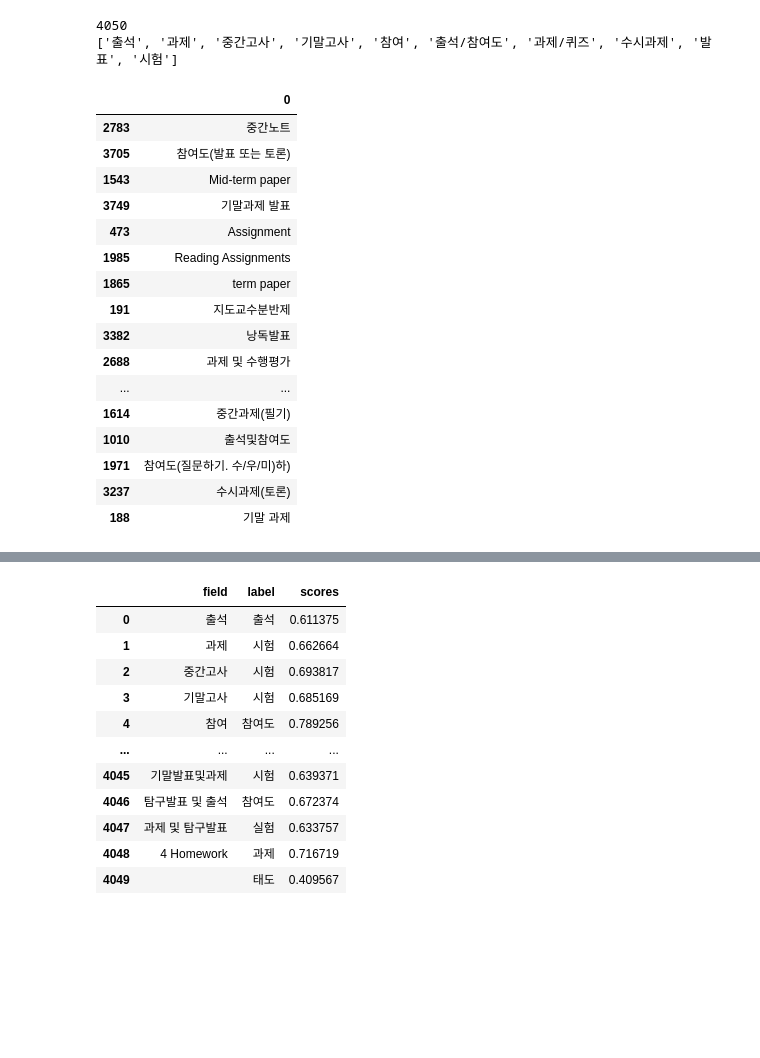
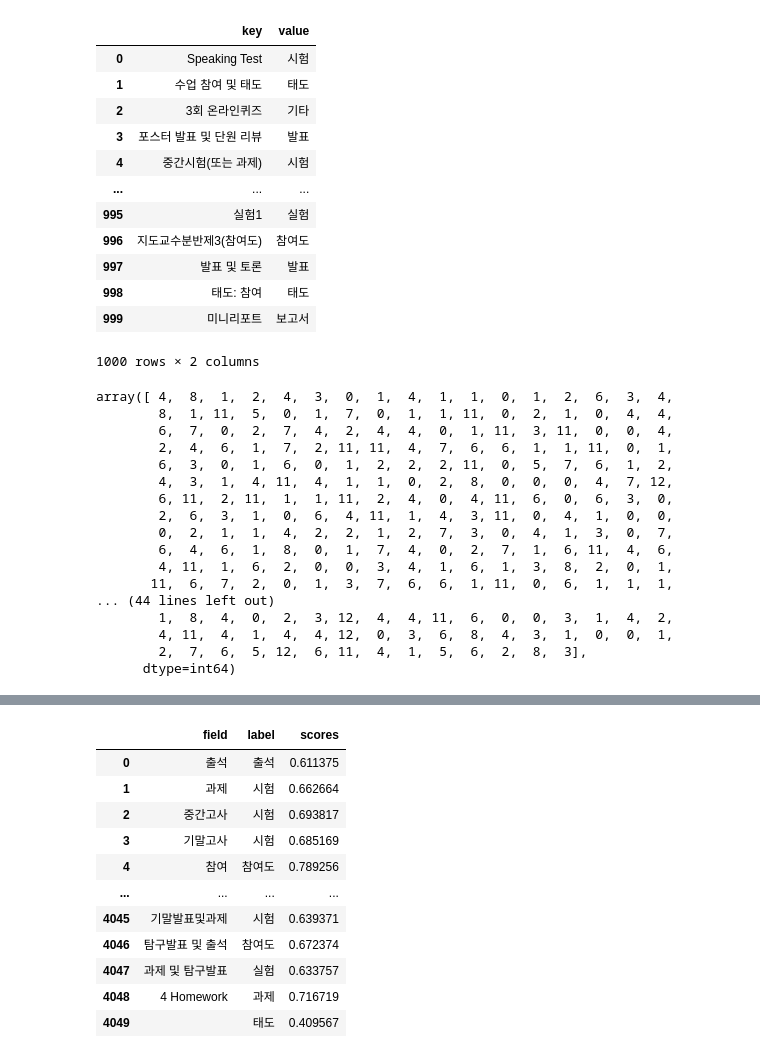
Before and after one commit to dayoung20/25SCOSE471, a Jupyter notebook: preprocess/Syllabus/evaluation_method.ipynb, the cells around one changed output, grey strips where cells are left out. Saved outputs shown, nothing was run; the diff lists cells and outputs as text; code cells hidden in the pictures; blank space fills up the shorter version.

```diff
--- a/preprocess/Syllabus/evaluation_method.ipynb
+++ b/preprocess/Syllabus/evaluation_method.ipynb
@@ -13,30 +10,25 @@ Xet Storage is enabled for this repo, but the 'hf_xet' package is not installed.
 # %%
 with open("columns.txt", "r", encoding="utf-8") as f:
     columns = f.read().split("\n")
-# embeddings = model.encode(columns)
-print(len(set(columns)))
-print(columns[:10])
-# %% [output]
-4050
-['출석', '과제', '중간고사', '기말고사', '참여', '출석/참여도', '과제/퀴즈', '수시과제', '발표', '시험']
 # %%
+from sklearn.model_selection import train_test_split
+
 df = pd.DataFrame(columns)
-keywords = ["시험 중간고사 기말고사", "attendance 출석", "과제 숙제 HW", "참여도 참석 참여 attendance", "발표 토론", "프로젝트 project", "협동 team", "보고서 essay", "실험", "태도"]
+df.columns = ["text"]
-# %% [output]
-|  | 0 |
-| 2783 | 중간노트 |
-| 3705 | 참여도(발표 또는 토론) |
-| 1543 | Mid-term paper |
-| 3749 | 기말과제 발표 |
-| 473 | Assignment |
-| 1985 | Reading Assignments |
-| 1865 | term paper |
-| 191 | 지도교수분반제 |
-| 3382 | 낭독발표 |
-| 2688 | 과제 및 수행평가 |
-| ... | ... |
-| 1614 | 중간과제(필기) |
-| 1010 | 출석및참여도 |
-| 1971 | 참여도(질문하기. 수/우/미)하) |
-| 3237 | 수시과제(토론) |
-| 188 | 기말 과제 |
+# %%
+test_set = pd.read_csv("test_set.csv")
+test_set.drop(columns=["Unnamed: 0"])
+# %% [output]
+|  | key | value |
+| 0 | Speaking Test | 시험 |
+| 1 | 수업 참여 및 태도 | 태도 |
+| 2 | 3회 온라인퀴즈 | 기타 |
+| 3 | 포스터 발표 및 단원 리뷰 | 발표 |
+| 4 | 중간시험(또는 과제) | 시험 |
+| ... | ... | ... |
+| 995 | 실험1 | 실험 |
+| 996 | 지도교수분반제3(참여도) | 참여도 |
+| 997 | 발표 및 토론 | 발표 |
+| 998 | 태도: 참여 | 태도 |
+| 999 | 미니리포트 | 보고서 |
+1000 rows × 2 columns
@@ -42,0 +38,26 @@ keywords = ["시험 중간고사 기말고사", "attendance 출석", "과제 숙
+# %%
+from sklearn.preprocessing import LabelEncoder
+# Step 4: 라벨 인코딩 및 train/test 분리
+le = LabelEncoder()
+y_encoded = le.fit_transform(y)
+
+X_train, X_test, y_train, y_test = train_test_split(X, y_encoded, test_size=0.2, random_state=42)
+y_encoded
+# %% [output]
+array([ 4,  8,  1,  2,  4,  3,  0,  1,  4,  1,  1,  0,  1,  2,  6,  3,  4,
+        8,  1, 11,  5,  0,  1,  7,  0,  1,  1, 11,  0,  2,  1,  0,  4,  4,
+        6,  7,  0,  2,  7,  4,  2,  4,  4,  0,  1, 11,  3, 11,  0,  0,  4,
+        2,  4,  6,  1,  7,  2, 11, 11,  4,  7,  6,  6,  1,  1, 11,  0,  1,
+        6,  3,  0,  1,  6,  0,  1,  2,  2,  2, 11,  0,  5,  7,  6,  1,  2,
+        4,  3,  1,  4, 11,  4,  1,  1,  0,  2,  8,  0,  0,  0,  4,  7, 12,
+        6, 11,  2, 11,  1,  1, 11,  2,  4,  0,  4, 11,  6,  0,  6,  3,  0,
+        2,  6,  3,  1,  0,  6,  4, 11,  1,  4,  3, 11,  0,  4,  1,  0,  0,
+        0,  2,  1,  1,  4,  2,  2,  1,  2,  7,  3,  0,  4,  1,  3,  0,  7,
+        6,  4,  6,  1,  8,  0,  1,  7,  4,  0,  2,  7,  1,  6, 11,  4,  6,
+        4, 11,  1,  6,  2,  0,  0,  3,  4,  1,  6,  1,  3,  8,  2,  0,  1,
+       11,  6,  7,  2,  0,  1,  3,  7,  6,  6,  1, 11,  0,  6,  1,  1,  1,
+... (44 lines left out)
+        1,  8,  4,  0,  2,  3, 12,  4,  4, 11,  6,  0,  0,  3,  1,  4,  2,
+        4, 11,  4,  1,  4,  4, 12,  0,  3,  6,  8,  4,  3,  1,  0,  0,  1,
+        2,  7,  6,  5, 12,  6, 11,  4,  1,  5,  6,  2,  8,  3],
+      dtype=int64)
```
Also changed, not shown: parts of 5 cells of this notebook, 2 other files.
